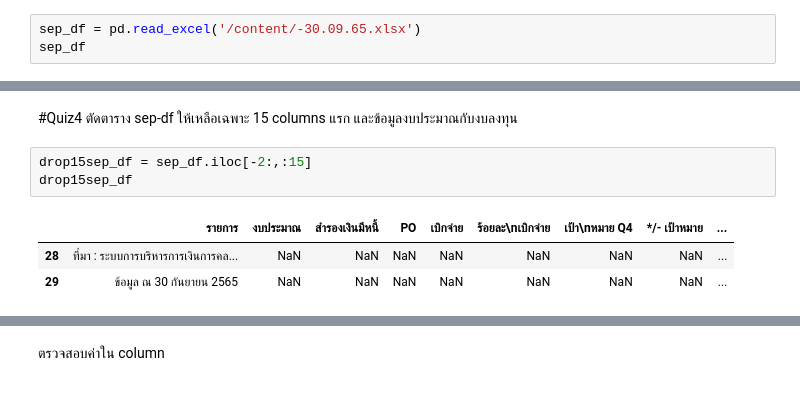
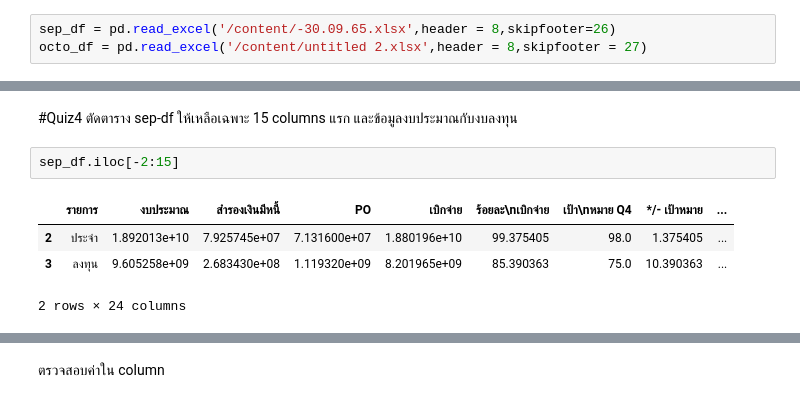
Before and after one commit to Suchada2000/python_dataviz2023, a Jupyter notebook: Pandas102.ipynb, the cells around one changed output, grey strips where cells are left out. Cells and saved outputs as stored; diff of their text form.

```diff
--- a/Pandas102.ipynb
+++ b/Pandas102.ipynb
@@ -12,3 +12,3 @@ Mounted at /content/drive
 # %%
-sep_df = pd.read_excel('/content/-30.09.65.xlsx')
-sep_df
+sep_df = pd.read_excel('/content/-30.09.65.xlsx',header = 8,skipfooter=26)
+octo_df = pd.read_excel('/content/untitled 2.xlsx',header = 8,skipfooter = 27)
@@ -45,9 +16,9 @@ sep_df.head() # ดูหัวตารางเเถวบน
 #Quiz4
 ตัดตาราง sep-df ให้เหลือเฉพาะ 15 columns แรก และข้อมูลงบประมาณกับงบลงทุน
 # %%
-drop15sep_df = sep_df.iloc[-2:,:15]
-drop15sep_df
+sep_df.iloc[-2:15]
 # %% [output]
 |  | รายการ | งบประมาณ | สำรองเงินมีหนี้ | PO | เบิกจ่าย | ร้อยละ\nเบิกจ่าย | เป้า\nหมาย Q4 | */- เป้าหมาย | ... |
-| 28 | ที่มา : ระบบการบริหารการเงินการคล... | NaN | NaN | NaN | NaN | NaN | NaN | NaN | ... |
-| 29 | ข้อมูล ณ 30 กันยายน 2565 | NaN | NaN | NaN | NaN | NaN | NaN | NaN | ... |
+| 2 | ประจำ | 1.892013e+10 | 7.925745e+07 | 7.131600e+07 | 1.880196e+10 | 99.375405 | 98.0 | 1.375405 | ... |
+| 3 | ลงทุน | 9.605258e+09 | 2.683430e+08 | 1.119320e+09 | 8.201965e+09 | 85.390363 | 75.0 | 10.390363 | ... |
+2 rows × 24 columns
```
Also changed, not shown: parts of 8 cells of this notebook.
